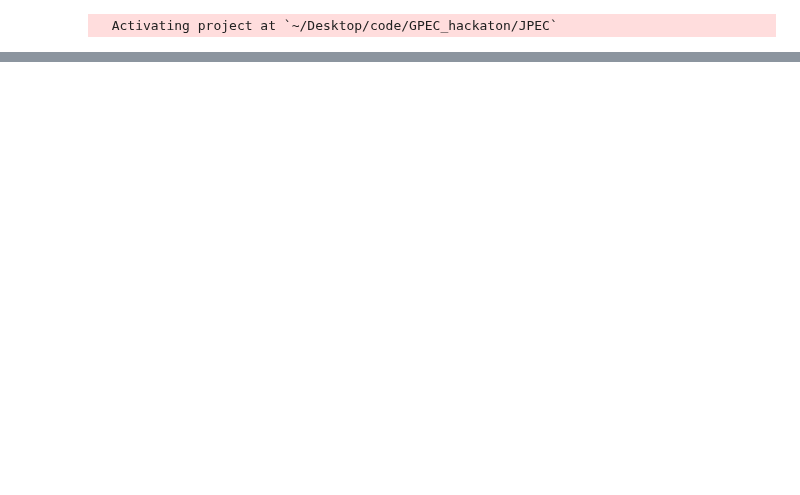
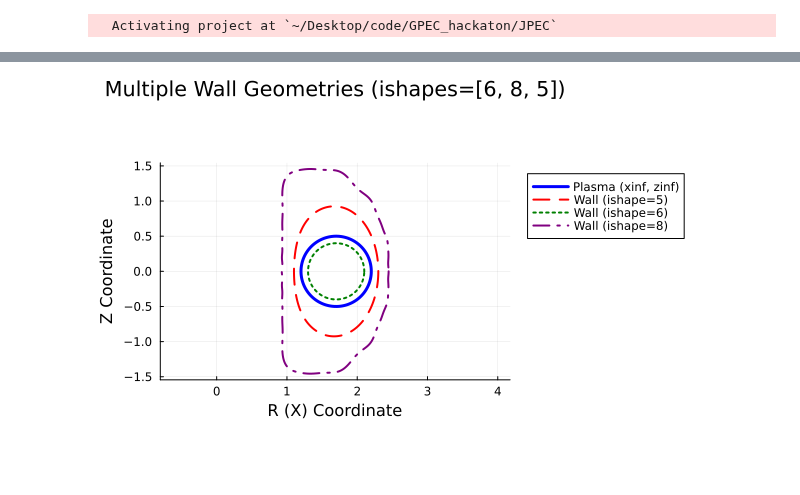
Before and after one commit to OpenFUSIONToolkit/JPEC, a Jupyter notebook: notebooks/vac_wwall.ipynb, the cells around one changed output, grey strips where cells are left out. Saved outputs shown, nothing was run; the diff lists cells and outputs as text; code cells hidden in the pictures; blank space fills up the shorter version.

Commit message:
VACUUM - ADD - wwall into Vacuum_wall.jl

```diff
--- a/notebooks/vac_wwall.ipynb
+++ b/notebooks/vac_wwall.ipynb
@@ -984,0 +97,97 @@ ww2 = Vector{Float64}()
+# %%
+using Plots
+
+# (Assuming all required structs and functions like wwall, d3dwall!, etc., are defined)
+
+# --- 1. Initialize Settings and Globals ---
+vac_set = VacuumSettingsType()
+vac_glob = VacuumGlobalsType()
+
+# Set essential flags to enable wall calculation
+vac_glob.farwal = false # Must be false to calculate a wall
+vac_set.shape.a = 1.0   # Set a < 10 to avoid 'far wall' logic
+
+# 1.3. Create common dummy plasma boundary (circular)
+mth2 = vac_glob.mth2
+theta = range(0, 2π, length=mth2)
+R_center = 1.7
+a_minor = 0.5
+Z_center = 0.0
+vac_glob.xinf = [R_center + a_minor * cos(t) for t in theta]
+vac_glob.zinf = [Z_center + a_minor * sin(t) for t in theta]
+
+println("Globals initialized with dummy plasma data.")
+
+# --- 2. Calculate Walls for Multiple 'ishape' values ---
+wall_results = Dict{Int, Tuple{Vector{Float64}, Vector{Float64}}}()
+ishapes_to_plot = [6, 8, 5]
+
+println("Calculating walls for ishapes: $(ishapes_to_plot)...")
+
+for ishape_val in ishapes_to_plot
+
+    # Modify vac_set fields for the current case
+    vac_set.vacdat.ishape = ishape_val
+    vac_set.modes.leqarcw = 0 # Disable eqarcw cleanup
+
+    if ishape_val == 6
+        # ishape=6: Conforming wall. 'aw' is the distance.
+        vac_set.shape.a = 0.2
+
+    elseif ishape_val == 8
+        # ishape=8: DIII-D. No extra params needed.
+
+    elseif ishape_val == 5
+        # ishape=5: Scaled D-shape.
+        vac_set.vacdat.aw = 0.2    # gap
+        vac_set.vacdat.bw = 1.5   # elongation
+        vac_set.vacdat.dw = 0.3   # triangularity
+    end
+
+    # Run calculation
+    x_wall, z_wall = wwall(vac_set, vac_glob)
+
+    # Store results
+    wall_results[ishape_val] = (x_wall, z_wall)
+end
+
+println("All wall calculations complete.")
+
+# --- 3. Plot All Results ---
+println("Generating plot...")
+
+# Use mth1 (mth+1) to avoid plotting the last (0,0) point
+mth1 = vac_glob.mth1
+
+# 3.1. Plot the plasma boundary first
+p = plot(
+    vac_glob.xinf[1:mth1],
+    vac_glob.zinf[1:mth1],
+    label = "Plasma (xinf, zinf)",
+    linewidth = 3, # Make plasma line thicker
+    color = :blue,
+    xlabel = "R (X) Coordinate",
+    ylabel = "Z Coordinate",
+    title = "Multiple Wall Geometries (ishapes=$(ishapes_to_plot))",
+    aspect_ratio = :equal,
+    legend = :outertopright
+)
+
+# 3.2. Plot each wall result from the dictionary
+styles = [:dash, :dot, :dashdot] # Different style for each wall
+colors = [:red, :green, :purple] # Different color for each wall
+
+# Use enumerate to get an index (i) for styles/colors
+for (i, (ishape, (x_wall, z_wall))) in enumerate(wall_results)
+    plot!(p,
+        x_wall[1:mth1], # Plot up to mth1 to avoid (0,0)
+        z_wall[1:mth1], # Plot up to mth1 to avoid (0,0)
+        label = "Wall (ishape=$ishape)",
+        linewidth = 2,
+        linestyle = styles[i],
+        color = colors[i]
+    )
+end
+
+display(p)
+# %% [output]
@@ -984,0 +198 @@ ww2 = Vector{Float64}()
+[figure, added]
```
Also changed, not shown: parts of 24 cells of this notebook, 3 other files.
